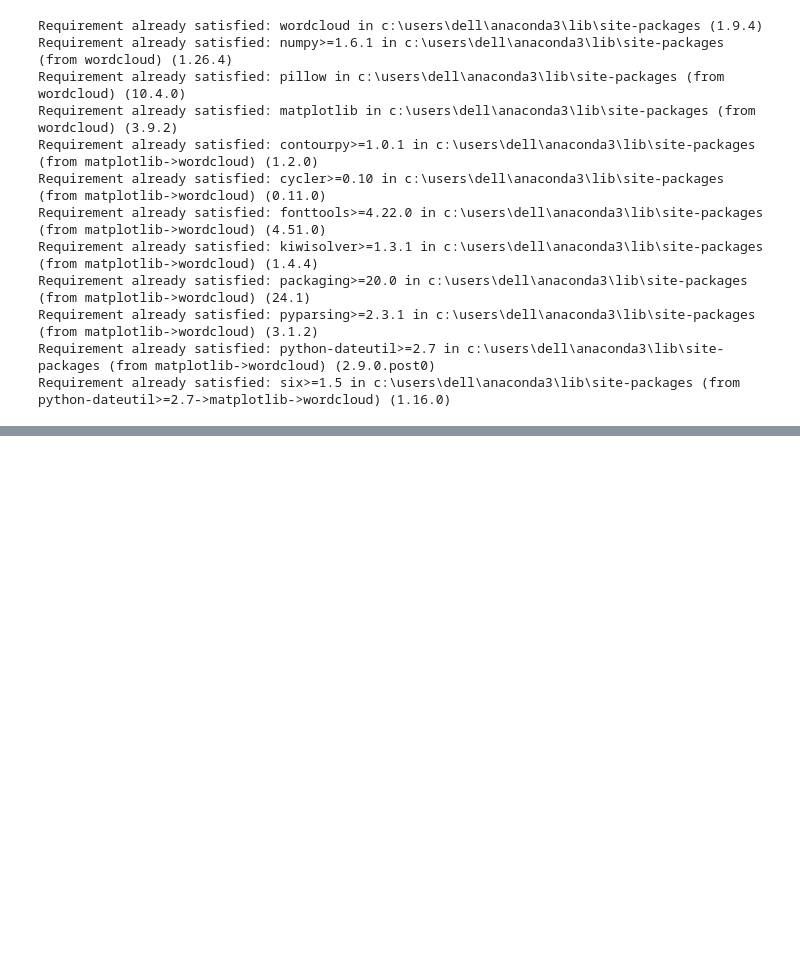
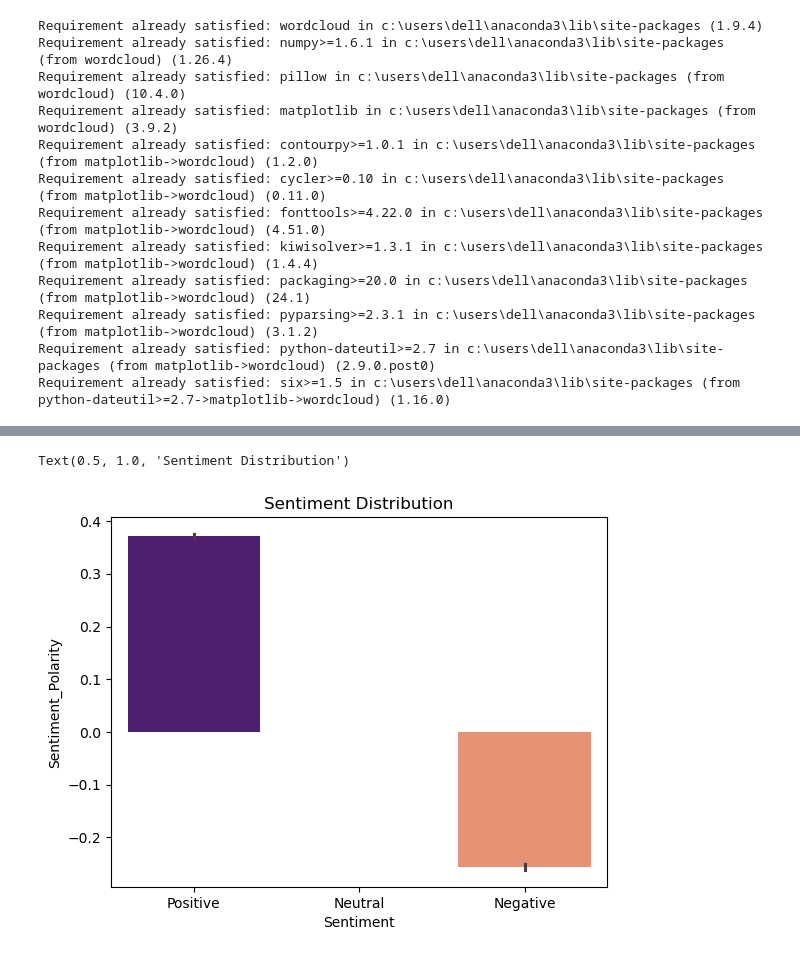
Before and after one commit to Sugandha-H-B/OIBSIP, a Jupyter notebook: Level1_Project4.ipynb, the cells around one changed output, grey strips where cells are left out. Cells and saved outputs as stored; diff of their text form; code cells hidden in the pictures; blank space fills up the shorter version.

```diff
--- a/Level1_Project4.ipynb
+++ b/Level1_Project4.ipynb
@@ -250,0 +301,6 @@ for sentiment in data['category'].unique():
+# %%
+sns.barplot(data=data1,y='Sentiment_Polarity',x='Sentiment',palette='magma')
+plt.title('Sentiment Distribution')
+# %% [output]
+Text(0.5, 1.0, 'Sentiment Distribution')
+[figure, added]
```
Also changed, not shown: parts of 16 cells of this notebook.
